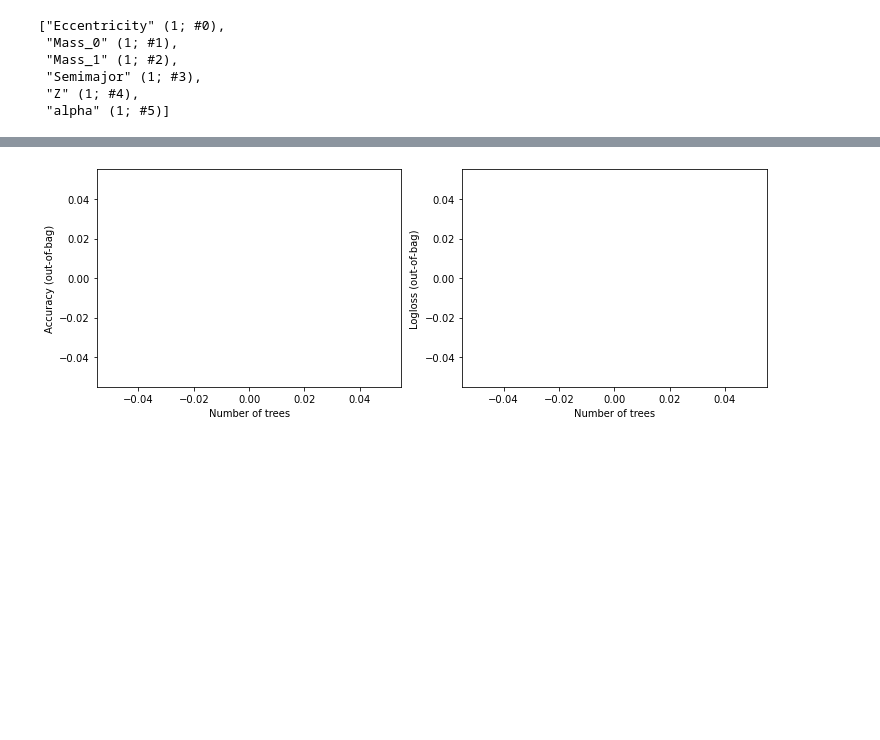
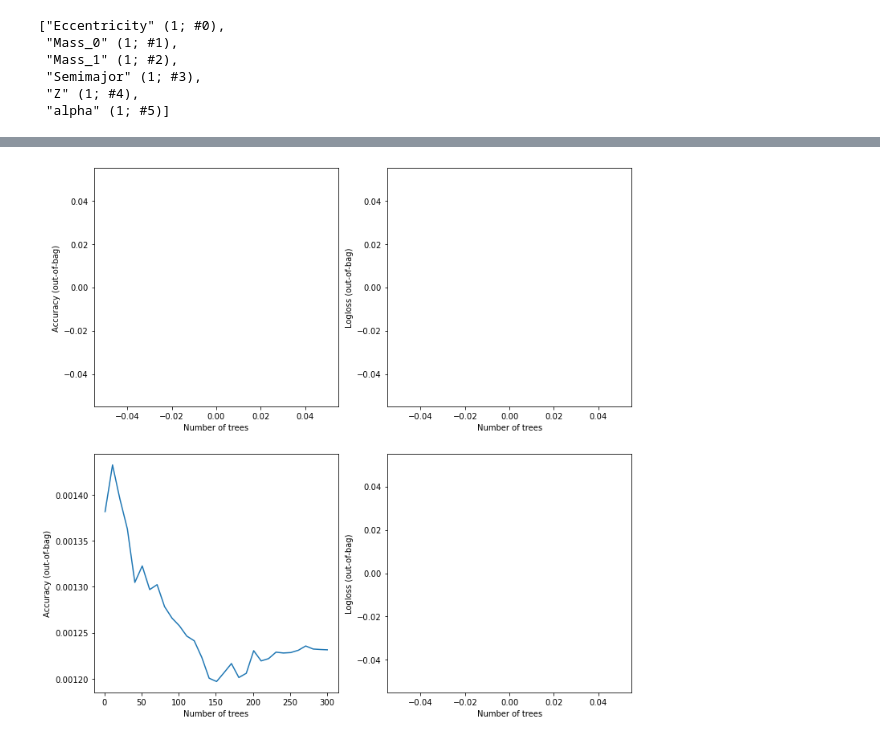
Before and after one commit to Bahadoram/Delay-Time-Dist.-of-Compact-Binary-Objects, a Jupyter notebook: random_forest.ipynb, the cells around one changed output, grey strips where cells are left out. Saved outputs shown, nothing was run; the diff lists cells and outputs as text; code cells hidden in the pictures; blank space fills up the shorter version.

Commit message:
improve tensorflow and add some plots (still not working)

```diff
--- a/random_forest.ipynb
+++ b/random_forest.ipynb
@@ -328,8 +360,11 @@ model = tfdf.keras.RandomForestModel(task = tfdf.keras.Task.REGRESSION)
 
 # Configure the metrics (Eventually add other metrics).
 #model.compile(metrics=["mse", "mape"])
-model.compile(metrics=["mse"])
+#model.compile(metrics=["mse"])
 # Train the model.
-with sys_pipes():
-  model.fit(x=train_ds)
+#with sys_pipes():
+    #model.fit(x=train_ds)
+#    model.fit(X_train, Y_train)
+
+run_experiment(model=model, train_data=train_ds_pd, test_data=test_ds_pd)
 # %% [output]
@@ -392,19 +427,25 @@ RMSE: 0.00
 # %%
 logs = model.make_inspector().training_logs()
 
-fig, ax = plt.subplots(ncols=2,figsize=(12, 4))
+fig, ax = plt.subplots(nrows=2, ncols=2,figsize=(12, 12))
 
-ax[0].plot([log.num_trees for log in logs], [log.evaluation.accuracy for log in logs])
-ax[0].set_xlabel("Number of trees")
-ax[0].set_ylabel("Accuracy (out-of-bag)")
-ax[1].plot([log.num_trees for log in logs], [log.evaluation.loss for log in logs])
-ax[1].set_xlabel("Number of trees")
-ax[1].set_ylabel("Logloss (out-of-bag)")
+ax[0,0].plot([log.num_trees for log in logs], [log.evaluation.accuracy for log in logs])
+ax[0,0].set_xlabel("Number of trees")
+ax[0,0].set_ylabel("Accuracy (out-of-bag)")
+ax[0,1].plot([log.num_trees for log in logs], [log.evaluation.loss for log in logs])
+ax[0,1].set_xlabel("Number of trees")
+ax[0,1].set_ylabel("Logloss (out-of-bag)")
+ax[1,0].plot([log.num_trees for log in logs], [log.evaluation.rmse for log in logs])
+ax[1,0].set_xlabel("Number of trees")
+ax[1,0].set_ylabel("Accuracy (out-of-bag)")
+ax[1,1].plot([log.num_trees for log in logs], [log.evaluation.ndcg for log in logs])
+ax[1,1].set_xlabel("Number of trees")
+ax[1,1].set_ylabel("Logloss (out-of-bag)")
 plt.show()
 
 
 # ????
 # Why loss and accuracy are zero?
 # Maybe something missing
 # %% [output]
-[figure, old version]
+[figure, new version]
```
Also changed, not shown: parts of 20 cells of this notebook.
